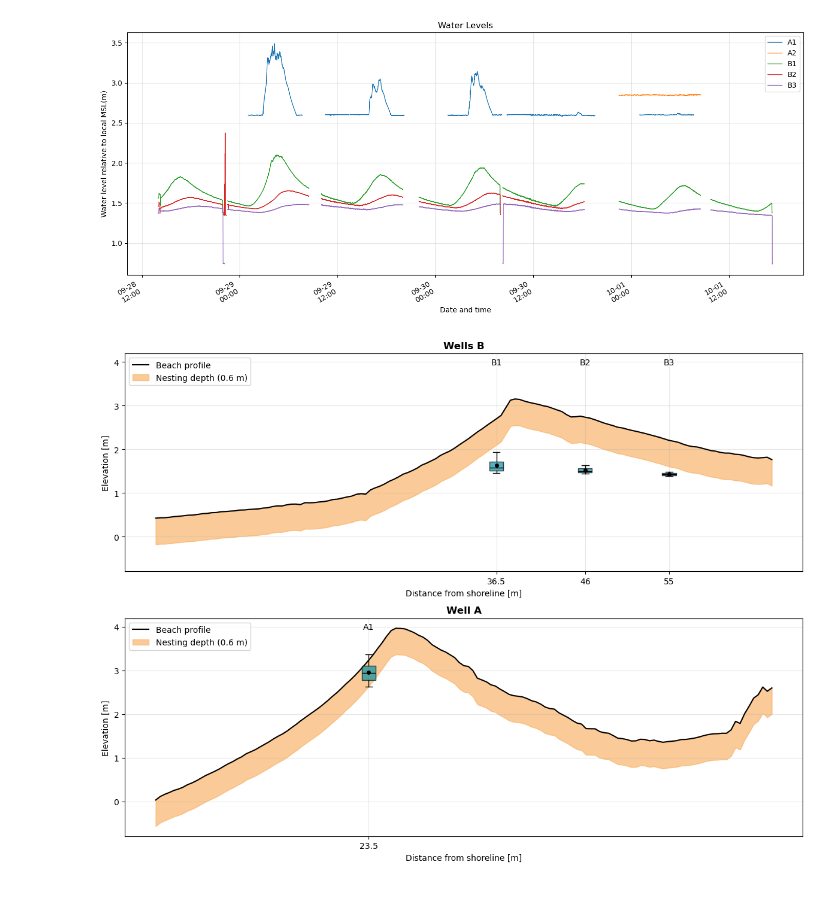
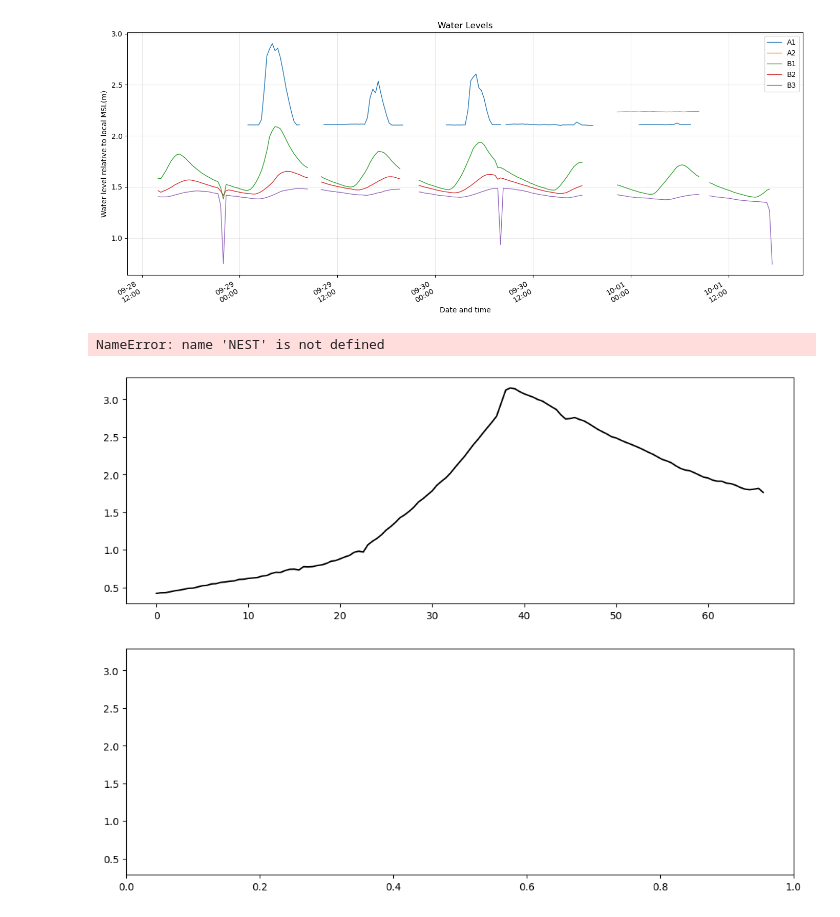
Before and after one commit to mdelemosschaper/quintaplaya, a Jupyter notebook: notebooks/New_waterlevelwells.ipynb, the cells around one changed output. Drawn from its saved outputs; the diff is of its cells as text; code cells hidden in the pictures.

```diff
--- a/notebooks/New_waterlevelwells.ipynb
+++ b/notebooks/New_waterlevelwells.ipynb
@@ -13,10 +13,13 @@ nest_depth = 0.6
 well_offsets = {"A1": -1.657, "A2": 1.602, "B1": 0.888, "B2": 1.602, "B3": 0.043}  # cmH2O
 baro_offset = -0.829                                                               # cmH2O
 
-well_z = {"A1": 3.945, "A2": 4.076, "B1": 2.820, "B2": 2.752, "B3": 2.252}         # m
+well_z = {"A1": 3.945 - 0.490, "A2": 4.076 - 0.612, "B1": 2.820, "B2": 2.752, "B3": 2.252}         # m
 well_b = {"A1": 0.490, "A2": 0.612, "B1": 0.400, "B2": 0.442, "B3": 0.334}         # m
 well_toc = {k: well_z[k] + well_b[k] for k in well_z}                              # m
 CL = 2.044 - 0.097 - 0.100                                                         # m
+
+well_x = {'B1': 36.5, 'B2': 46, 'B3': 55}
+wellA_x = {'A1': 23.5}
 
 def read_diver(file):
     df = pd.read_csv(file, skiprows=51, sep=",", encoding="cp1252", usecols=[0, 1])[:-1]
@@ -26,6 +29,12 @@ def read_diver(file):
 
 baro = read_diver(next(folder.glob("Baro*.CSV")))
 
+tranB = pd.read_csv('../data/groundwater/well_transect_profile.csv')
+tranB['z'] = tranB[['Monday', 'Tuesday', 'Wednesday']].mean(axis=1)
+
+tranA = pd.read_csv('../data/groundwater/wellA_transect_profile.csv')
+tranA['z'] = tranA[['Monday', 'Tuesday', 'Wednesday']].mean(axis=1)
+
 files = [f for f in folder.glob("*.CSV") if f.stem.split("_")[0] in well_offsets]
 all_divers = pd.concat([read_diver(f).assign(Diver=f.stem.split("_")[0]) for f in files], ignore_index=True)
 # %%
@@ -40,7 +49,7 @@ all_divers["WL"] = all_divers["Diver"].map(well_toc) - CL + all_divers["WC"]
 fig, ax = plt.subplots(figsize=(14, 6))
 
 for name, df in all_divers.groupby("Diver"):
-    s = df.set_index("Date/time")["WL"].resample("30s").mean()
+    s = df.set_index("Date/time")["WL"].resample("20min").mean()
     ax.plot(s.index.to_numpy(), s.to_numpy(), label=name, linewidth=1)
 
 ax.set_xlabel("Date and time")
@@ -55,24 +64,15 @@ ax.xaxis.set_major_formatter(mdates.DateFormatter("%m-%d\n%H:%M"))
 fig.autofmt_xdate()
 fig.tight_layout()
 # %% [output]
-[figure, old version]
+[figure, new version]
 # %%
-well_x = {'B1': 36.5, 'B2': 46, 'B3': 55}
-wellA_x = {'A1': 23.5}
-
-tranB = pd.read_csv('../data/groundwater/well_transect_profile.csv')
-tranB['z'] = tranB[['Monday', 'Tuesday', 'Wednesday']].mean(axis=1)
-
-tranA = pd.read_csv('../data/groundwater/wellA_transect_profile.csv')
-tranA['z'] = tranA[['Monday', 'Tuesday', 'Wednesday']].mean(axis=1)
-
 start = pd.Timestamp('2026-09-28 18:55')
 end = pd.Timestamp('2026-10-01 09:00')
 
 wl = all_divers[all_divers['Date/time'].between(start, end) & (all_divers['WC'] > 0.03)]
 
 box_style = dict(whis=(5, 95), showfliers=False, showmeans=True, patch_artist=True,
-                 boxprops=dict(facecolor='#0a91a1', alpha=0.7), medianprops=dict(color='k'),
+                 boxprops=dict(facecolor='#0a91a1'), medianprops=dict(color='k'),
                  meanprops=dict(marker='o', markerfacecolor='k', markeredgecolor='k', markersize=4))
 
 fig, (ax1, ax2) = plt.subplots(2, 1, figsize=(12, 9), sharey=True)
@@ -80,31 +80,33 @@ fig, (ax1, ax2) = plt.subplots(2, 1, figsize=(12, 9), sharey=True)
 ax1.plot(tranB['distance_m'], tranB['z'], color='k', label='Beach profile')
 ax1.fill_between(tranB['distance_m'], tranB['z'] - NEST, tranB['z'], color='#f8a953', alpha=0.6,
                  label=f'Nesting depth (0.6 m)')
 
 for w, x in well_x.items():
     ax1.boxplot(wl.loc[wl['Diver'] == w, 'WL'], positions=[x], widths=1.5, **box_style)
     ax1.text(x, 0.98, w, ha="center", va="top", transform=ax1.get_xaxis_transform())
 
 ax1.set_title('Wells B', fontweight='bold')
 ax1.set_xlabel('Distance from shoreline [m]')
 ax1.set_ylabel('Elevation [m]')
 ax1.legend(loc='upper left')
 ax1.grid(alpha=0.3)
 
 ax2.plot(tranA['distance_m'], tranA['z'], color='k', label='Beach profile')
 ax2.fill_between(tranA['distance_m'], tranA['z'] - NEST, tranA['z'], color='#f8a953', alpha=0.6,
                  label=f'Nesting depth (0.6 m)')
 
 for w, x in wellA_x.items():
     ax2.boxplot(wl.loc[wl['Diver'] == w, 'WL'], positions=[x], widths=1.5, **box_style)
     ax2.text(x, 0.98, w, ha="center", va="top", transform=ax2.get_xaxis_transform())
 
 ax2.set_title("Well A", fontweight="bold")
 ax2.set_xlabel("Distance from shoreline [m]")
 ax2.set_ylabel("Elevation [m]")
 ax2.legend(loc='upper left')
 ax2.grid(alpha=0.3)
 
+
 plt.tight_layout()
 # %% [output]
+NameError: name 'NEST' is not defined
-[figure, old version]
+[figure, new version]
```
